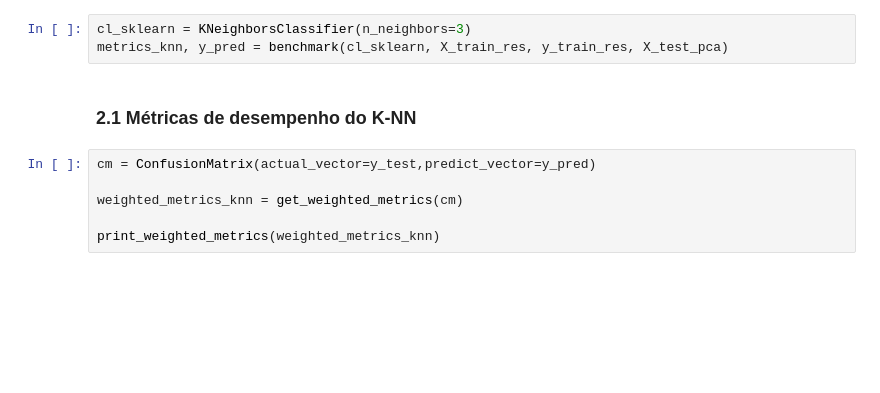
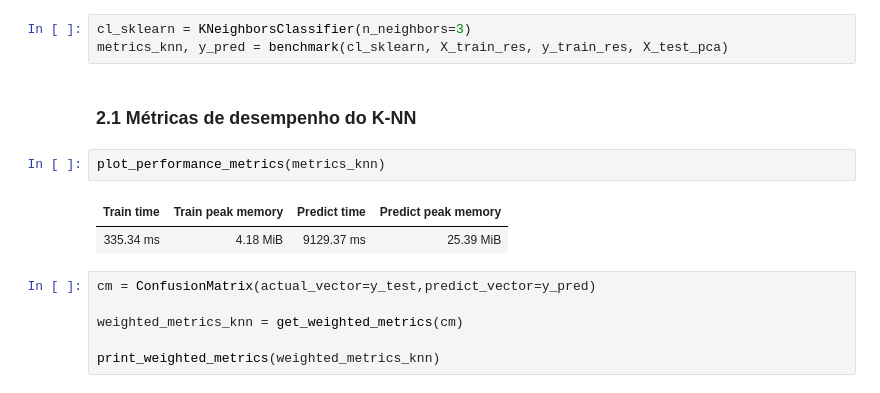
Before and after one commit to jtlimo/ccm-102, a Jupyter notebook: main.ipynb, the cells around one changed output. Cells and saved outputs as stored; diff of their text form; blank space fills up the shorter version.

```diff
--- a/main.ipynb
+++ b/main.ipynb
@@ -243,6 +242,11 @@ cl_sklearn = KNeighborsClassifier(n_neighbors=3)
 metrics_knn, y_pred = benchmark(cl_sklearn, X_train_res, y_train_res, X_test_pca)
 # %% [markdown]
 ### 2.1 Métricas de desempenho do K-NN
+# %%
+plot_performance_metrics(metrics_knn)
+# %% [output]
+| Train time | Train peak memory | Predict time | Predict peak memory |
+| 335.34 ms | 4.18 MiB | 9129.37 ms | 25.39 MiB |
 # %%
 cm = ConfusionMatrix(actual_vector=y_test,predict_vector=y_pred)
 
```
Also changed, not shown: parts of 7 cells of this notebook.
